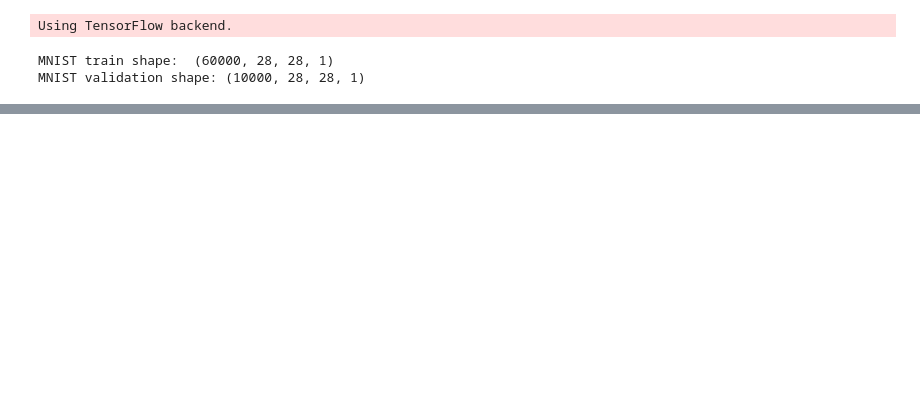
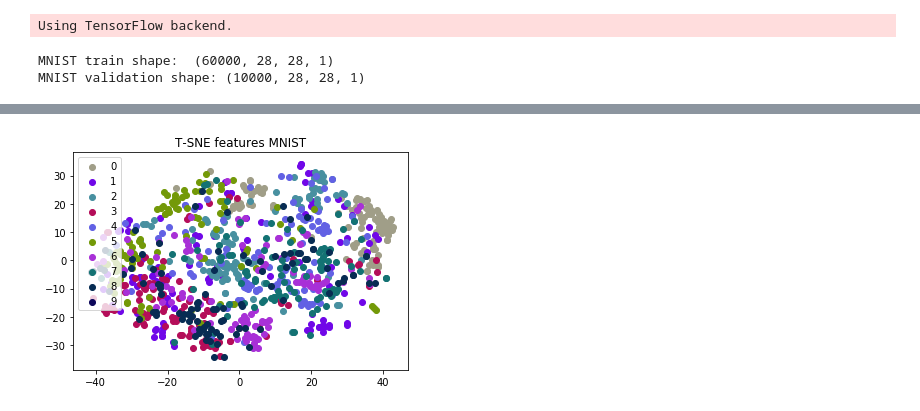
Before and after one commit to eloygeenjaar/cv-dl, a Jupyter notebook: dcec-train.ipynb, the cells around one changed output, grey strips where cells are left out. Drawn from its saved outputs; the diff is of its cells as text; code cells hidden in the pictures; blank space fills up the shorter version.

```diff
--- a/dcec-train.ipynb
+++ b/dcec-train.ipynb
@@ -38,0 +111,7 @@ Epoch 1/50
+# %%
+plot_tsne(embeddings,
+          mnist_train_labels,
+          dataset_name='MNIST',
+          num_samples_per_class=100)
+# %% [output]
+[figure, added]
```
Also changed, not shown: parts of 9 cells of this notebook, 1 other file.
